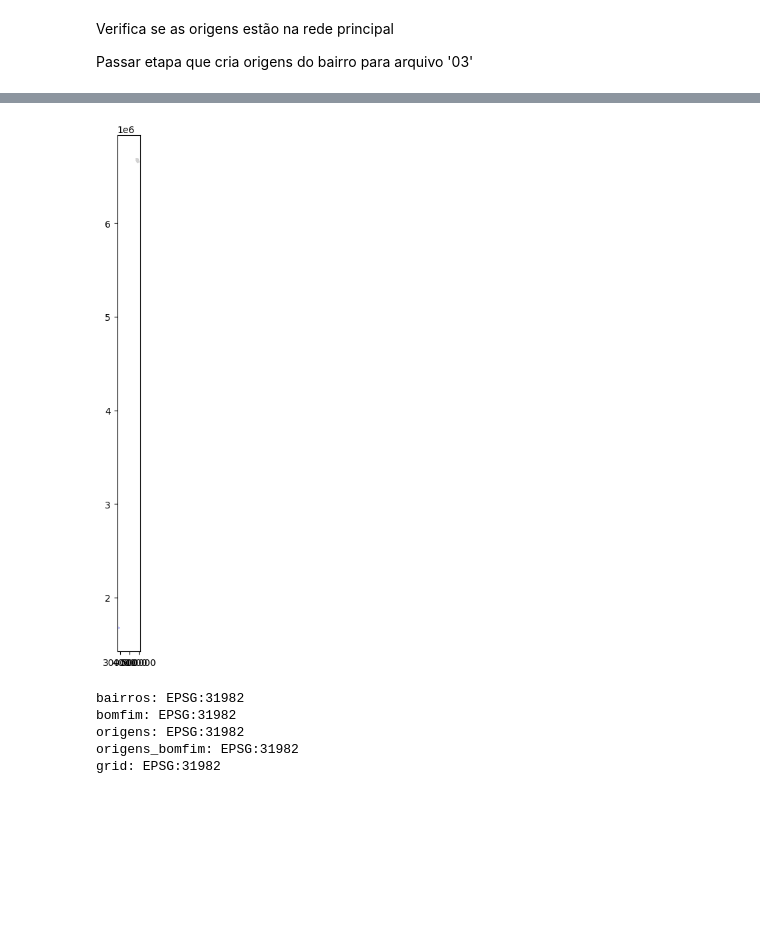
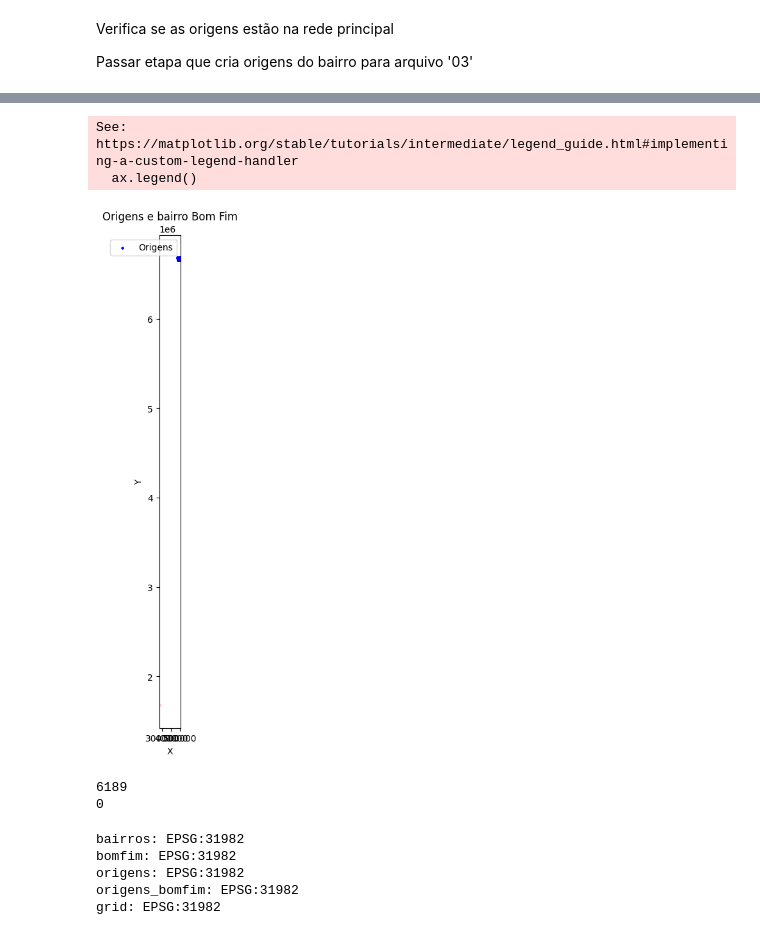
Before and after one commit to S-Behling/EtPilot, a Jupyter notebook: notebooks/04_network_cleaning.ipynb, the cells around one changed output, grey strips where cells are left out. Drawn from its saved outputs; the diff is of its cells as text; code cells hidden in the pictures; blank space fills up the shorter version.

```diff
--- a/notebooks/04_network_cleaning.ipynb
+++ b/notebooks/04_network_cleaning.ipynb
@@ -97,12 +119,8 @@ Passar etapa que cria origens do bairro para arquivo '03'
 # %%
-# Carrega arquivo com os bairros
-bairros = gpd.read_file("../data/bairros/Bairros_LC12112_16.shp")
 
-# Verifica sistema de coordenadas
-print(bairros.crs)
 
 # Converte o sistema de coordenadas para EPSG:31982
-bairros = bairros.set_crs("EPSG:31982", allow_override=True)
+bairros = bairros.set_crs(origens.crs, allow_override=True)
 
 # Converte skp para gpkg
 bairros.to_file(
@@ -152,35 +240,41 @@ plt.show()
 # %%
-grid = gpd.read_file(
-    "../data/grade_estatistica_POA-2022/grade2022.shp"
-)
+import matplotlib.pyplot as plt
 
 fig, ax = plt.subplots(figsize=(10, 10))
 
-# Grade
-grid.plot(
+# Plota todas as origens
+origens.plot(
     ax=ax,
-    facecolor="none",
-    edgecolor="lightgray"
+    color="blue",
+    markersize=5,
+    label="Origens"
 )
 
-# Limite do Bom Fim
+# Plota o polígono do Bom Fim
 bomfim.plot(
     ax=ax,
     facecolor="none",
-    edgecolor="blue",
-    linewidth=2
+    edgecolor="red",
+    linewidth=2,
+    label="Bom Fim"
 )
 
-# Origens dentro do Bom Fim
-origens_bomfim.plot(
-    ax=ax,
-    color="red",
-    markersize=10
-)
+ax.set_title("Origens e bairro Bom Fim")
+ax.set_xlabel("X")
+ax.set_ylabel("Y")
+ax.legend()
 
 plt.show()
 # %% [output]
+See: https://matplotlib.org/stable/tutorials/intermediate/legend_guide.html#implementing-a-custom-legend-handler
+  ax.legend()
-[figure, old version]
+[figure, new version]
+# %%
+print(len(origens))
+print(len(origens_bomfim))
+# %% [output]
+6189
+0
 # %%
 print("bairros:", bairros.crs)
 print("bomfim:", bomfim.crs)
```
Also changed, not shown: parts of 7 cells of this notebook, 1 other file.
